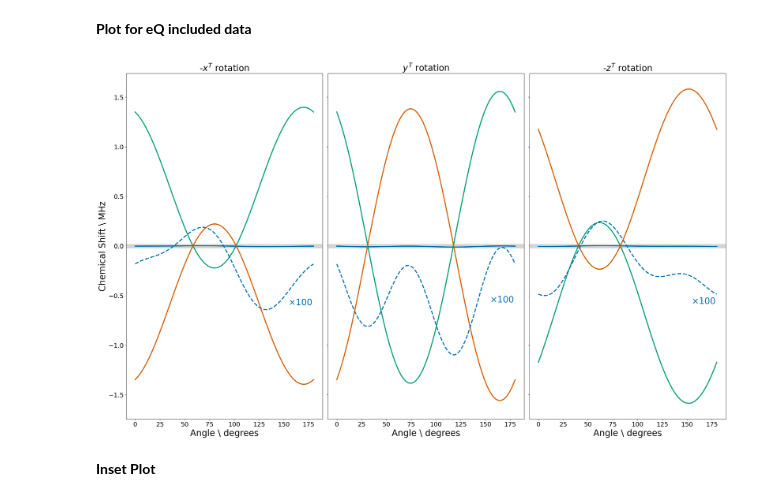
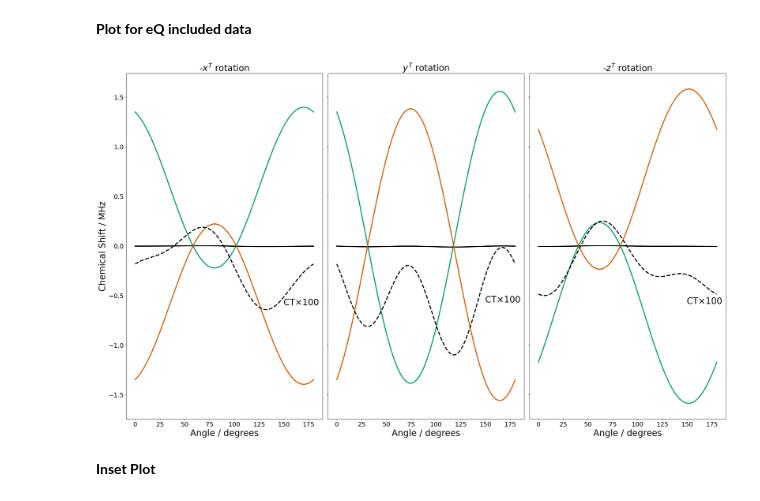
Before and after one commit to AstrobioShiva/Script_project, a Jupyter notebook: NMR_analysis/plot_NMR.ipynb, the cells around one changed output. Saved outputs shown, nothing was run; the diff lists cells and outputs as text; code cells hidden in the pictures.

```diff
--- a/NMR_analysis/plot_NMR.ipynb
+++ b/NMR_analysis/plot_NMR.ipynb
@@ -67,28 +67,29 @@ Fig.suptitle(r' Plot for $(+,+){-}8-HQ(ipc)_2B$', fontsize=15)
 for  i, orientation in enumerate(title):
 
     axes[i,0].set_ylabel('Chemical Shift \ MHz')
-    axes[i+1, 0].set_ylabel(r'$Chemical\ Shift\ /MHz$')
+    axes[i+1, 0].set_ylabel('Chemical Shift \ Hz')
 
     axes[0,i].set_title(orientation)
-    axes[0,i].plot(dfs1[i].angle,dfs1[i].freq_3212, '-m', label = r'$|3/2>\leftrightarrow|1/2> transition$') # frequency in kHz
-    axes[0,i].plot(dfs1[i].angle,dfs1[i].freq_1212, '-r',label = r'$1/2\leftrightarrow-1/2\ transition$')
-    axes[0,i].plot(dfs1[i].angle,dfs1[i].freq_1232, color = '#008080',label = r'$|-1/2>\leftrightarrow|-3/2> transition$')
+    axes[0,i].plot(dfs1[i].angle,dfs1[i].freq_3212 / 1e6, '-m', label = r'$|3/2>\leftrightarrow|1/2> transition$') # frequency in MHz
+    # axes[0,i].plot(dfs1[i].angle,dfs1[i].freq_1212 / 1e6, '-r',label = r'$1/2\leftrightarrow-1/2\ transition$')
+    axes[0,i].plot(dfs1[i].angle,dfs1[i].freq_1212/ 1e4, '--', color = 'black', label = r'$1/2\leftrightarrow-1/2\ transition\ (x100)$')
+    axes[0,i].plot(dfs1[i].angle,dfs1[i].freq_1232 / 1e6, color = '#008080',label = r'$|-1/2>\leftrightarrow|-3/2> transition$')
     axes[0,i].legend(loc='best')
     # axes[0,i].grid()
 
-    axes[1,i].plot(dfs1[i].angle,dfs1[i].freq_sum/1000, '-g', label = r'$3/2>\leftrightarrow|1/2> + |1/2>\leftrightarrow|-1/2>+ |-1/2>\leftrightarrow|-3/2>$')
+    axes[1,i].plot(dfs1[i].angle,dfs1[i].freq_sum / 1e6, '-g', label = r'$3/2>\leftrightarrow|1/2> + |1/2>\leftrightarrow|-1/2>+ |-1/2>\leftrightarrow|-3/2>$')
     axes[1,i].legend(loc='best')
     # axes[1,i].grid()
 
-    axes[2,i].plot(dfs1[i].angle,dfs1[i].freq_diff/1000, '-', label = r'$|3/2>\leftrightarrow|1/2> - |-1/2>\leftrightarrow|-3/2>$')
+    axes[2,i].plot(dfs1[i].angle,dfs1[i].freq_diff / 1e6, '-', label = r'$|3/2>\leftrightarrow|1/2> - |-1/2>\leftrightarrow|-3/2>$')
     axes[2,i].set_xlim(left=0)
     axes[2,i].legend(loc='best')
     # axes[2,i].grid()
 
-    axes[3,i].plot(dfs1[i].angle,dfs1[i].acs/1000, label = r'$H_{Q, ACS_D}$')
-    axes[3,i].plot(dfs1[i].angle,dfs1[i].csa/1000, '-', color = 'olive',label = r'$H_{Q, CSA}$')
+    axes[3,i].plot(dfs1[i].angle,dfs1[i].acs, label = r'$H_{Q, ACS_D}$')
+    axes[3,i].plot(dfs1[i].angle,dfs1[i].csa, '-', color = 'olive',label = r'$H_{Q, CSA}$')
     # axes[3,i].plot(df[i].angle,df[i].acs + df[i].csa, label = r'$H_{Q, ACS} +H_{Q, CSA} $')
-    axes[3,i].plot(dfs1[i].angle,dfs2[i].acs/1000,  '-', color='darkorange', label = r'$H_{Q, ACS_L}$')
+    axes[3,i].plot(dfs1[i].angle,dfs2[i].acs,  '-', color='darkorange', label = r'$H_{Q, ACS_L}$')
     axes[3,i].set_xlabel('Angle \ degrees')
     axes[3,i].legend(loc='best')
     # axes[3,i].grid()
@@ -238,46 +309,46 @@ for i, orientation in enumerate(title):
                  linewidth = 3)
     axes[i].plot(dfs1[i].angle, dfs1[i].freq_1212 / 10**6,
                  linestyle = '-',
-                 color = '#0072B2',
+                 color = '#000000',
                  linewidth =3)
     axes[i].plot(dfs1[i].angle, dfs1[i].freq_1232 / 10**6,
                  linestyle = '-',
                  color='#D55E00',
                  linewidth = 3)
     axes[i].plot(dfs1[i].angle, 100*dfs1[i].freq_1212 / 10**6,
                  linestyle = '--',
-                 color = '#0072B2',
+                 color = '#000000',
                  linewidth = 3)
     # Add horizontal band for experimental range
     ymin = -19/1000 #frequency in MHz
     ymax = 19/1000. #frequency in MHz
-    axes[i].axhspan(ymin, ymax, color='lightgray', alpha=1)
+    # axes[i].axhspan(ymin, ymax, color='lightgray', alpha=1)
 
-    axes[i].set_xlabel('Angle \ degrees', fontsize = 25)
+    axes[i].set_xlabel('Angle / degrees', fontsize = 25)
     axes[i].tick_params(axis='x', labelsize=18)
     point = 55  # point chosen on plot
     x_label = dfs1[i].angle[point]
     y_label = 10*dfs1[i].freq_1212[point] / 1e6
-    axes[i].text(x_label, y_label - 0.55, '×100', color='#0072B2', fontsize=25)
+    axes[i].text(x_label - 5, y_label - 0.55, 'CT×100', color='#000000', fontsize=25)
 
 
     # axes[i].legend(loc='upper left', fontsize = 13, ncol = 3)
 axes[0].set_title(r'-$x^T$ rotation', fontsize = 25)
 axes[1].set_title(r'$y^T$ rotation', fontsize = 25)
 axes[2].set_title(r'-$z^T$ rotation', fontsize = 25)
-axes[0].set_ylabel('Chemical Shift \ MHz', fontsize = 25)
+axes[0].set_ylabel('Chemical Shift / MHz', fontsize = 25)
 axes[0].tick_params(axis='y', labelsize=18)
 # Add text label near the line
 
 axes[2].yaxis.set_label_position("right")
 
 
-plt.savefig('/Users/shiva/Documents/Research/GitHub/Script_project/NMR_analysis/plots_experiment/DHQ_simulation_central_satellite_eQ_included_100x.png',
+plt.savefig('/Users/shiva/Documents/Research/GitHub/Script_project/NMR_analysis/plots_experiment/DHQ_simulation_central_satellite_eQ_included_100x_2.png',
             dpi = 150 ,
             bbox_inches='tight')
 plt.show()
 # %% [output]
-[figure, old version]
+[figure, new version]
 # %% [markdown]
 **Inset Plot**
 # %%
```
Also changed, not shown: parts of 4 cells of this notebook, 10 other files.
